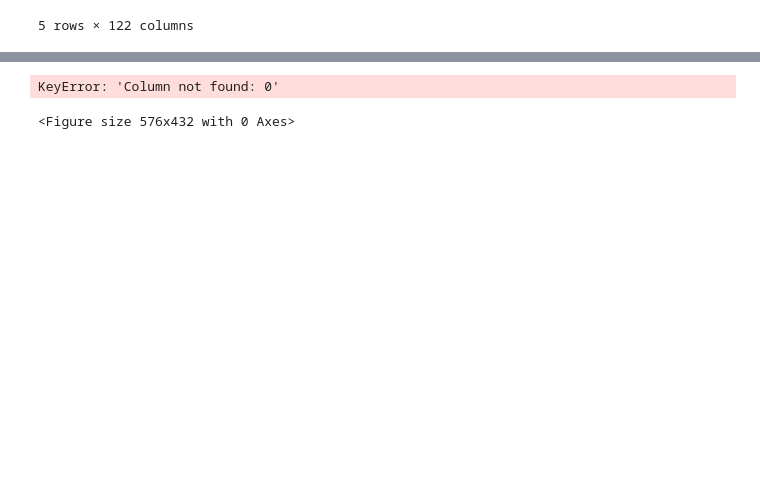
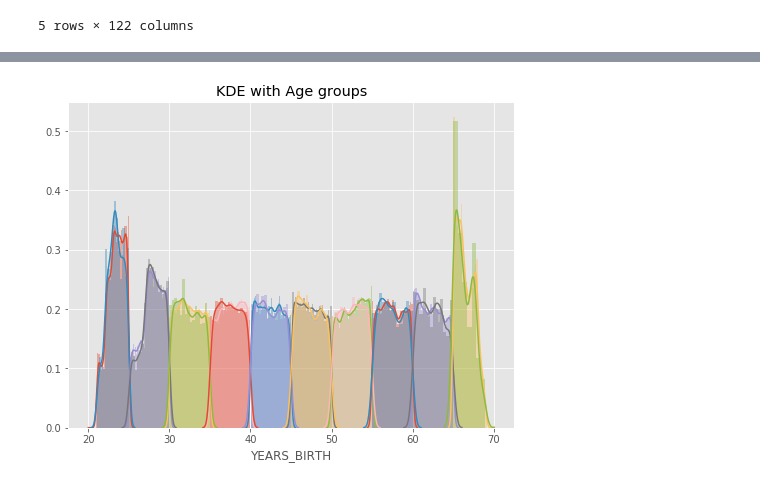
Before and after one commit to sammikuo/4th-ML100Days, a Jupyter notebook: Day_016_HW.ipynb, the cells around one changed output, grey strips where cells are left out. Saved outputs shown, nothing was run; the diff lists cells and outputs as text; code cells hidden in the pictures; blank space fills up the shorter version.

```diff
--- a/Day_016_HW.ipynb
+++ b/Day_016_HW.ipynb
@@ -64,22 +82,22 @@ age_data.head()
 # %%
 # 繪圖前先排序 / 分組
 """
 Your Code Here
 """
-year_group_sorted = age_data.sort_values(by=['YEARS_BIRTH'],ascending=False).groupby('YEARS_BIRTH')
+year_group_sorted = age_data['YEARS_BINNED'].unique().sort_values()
 
+age_data['YEARS_BINNED'].sort_values().unique()
 plt.figure(figsize=(8,6))
 for i in range(len(year_group_sorted)):
     sns.distplot(age_data.loc[(age_data['YEARS_BINNED'] == year_group_sorted[i]) & \
-                              (age_data['TARGET'] == 0), 'YEARS_BIRTH'], label = str(year_group_sorted[i]))
+                              (age_data['TARGET'] == 0), 'YEARS_BIRTH'], label = str(year_group_sorted[i]))#
 
     sns.distplot(age_data.loc[(age_data['YEARS_BINNED'] == year_group_sorted[i]) & \
                               (age_data['TARGET'] == 1), 'YEARS_BIRTH'], label = str(year_group_sorted[i]))
 plt.title('KDE with Age groups')
 plt.show()
 # %% [output]
-KeyError: 'Column not found: 0'
-<Figure size 576x432 with 0 Axes>
+[figure, added]
 # %%
 # 計算每個年齡區間的 Target、DAYS_BIRTH與 YEARS_BIRTH 的平均值
 age_groups  = age_data.groupby('YEARS_BINNED').mean()
```
Also changed, not shown: parts of 3 cells of this notebook.
